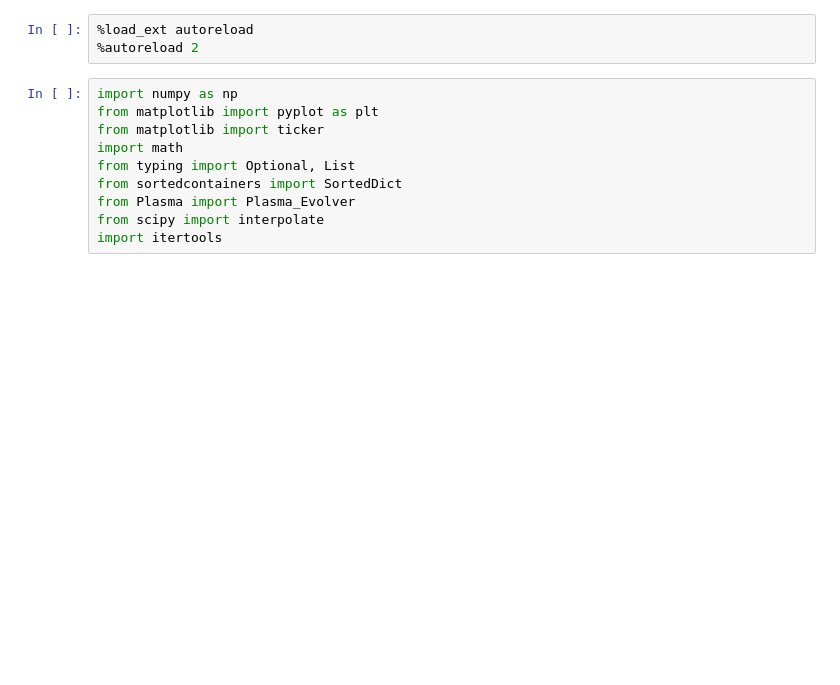
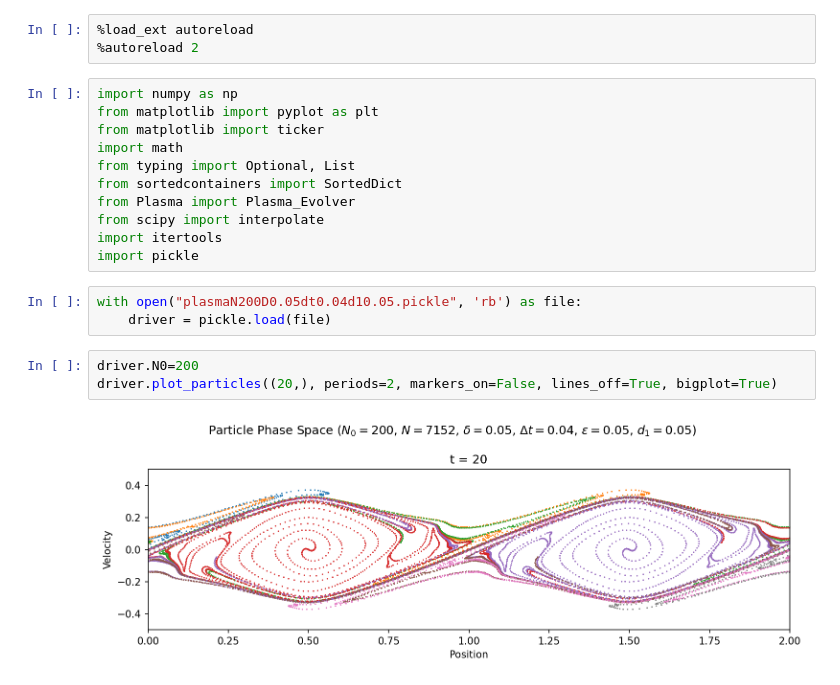
Before and after one commit to horaciomorenom/PlasmaModel, a Jupyter notebook: testing copy.ipynb, the cells around one changed output. Cells and saved outputs as stored; diff of their text form; blank space fills up the shorter version.

```diff
--- a/testing copy.ipynb
+++ b/testing copy.ipynb
@@ -11,3 +11,12 @@ from sortedcontainers import SortedDict
 from Plasma import Plasma_Evolver
 from scipy import interpolate
 import itertools
+import pickle
+# %%
+with open("plasmaN200D0.05dt0.04d10.05.pickle", 'rb') as file:
+    driver = pickle.load(file)
+# %%
+driver.N0=200
+driver.plot_particles((20,), periods=2, markers_on=False, lines_off=True, bigplot=True)
+# %% [output]
+[figure, added]
```
Also changed, not shown: parts of 9 cells of this notebook, 4 other files.
